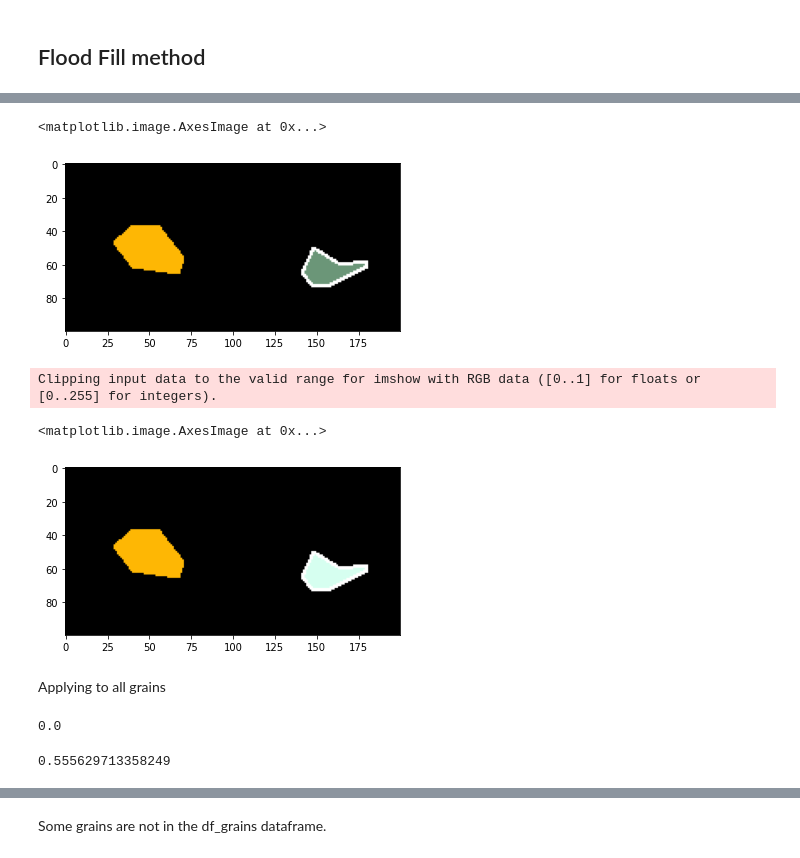
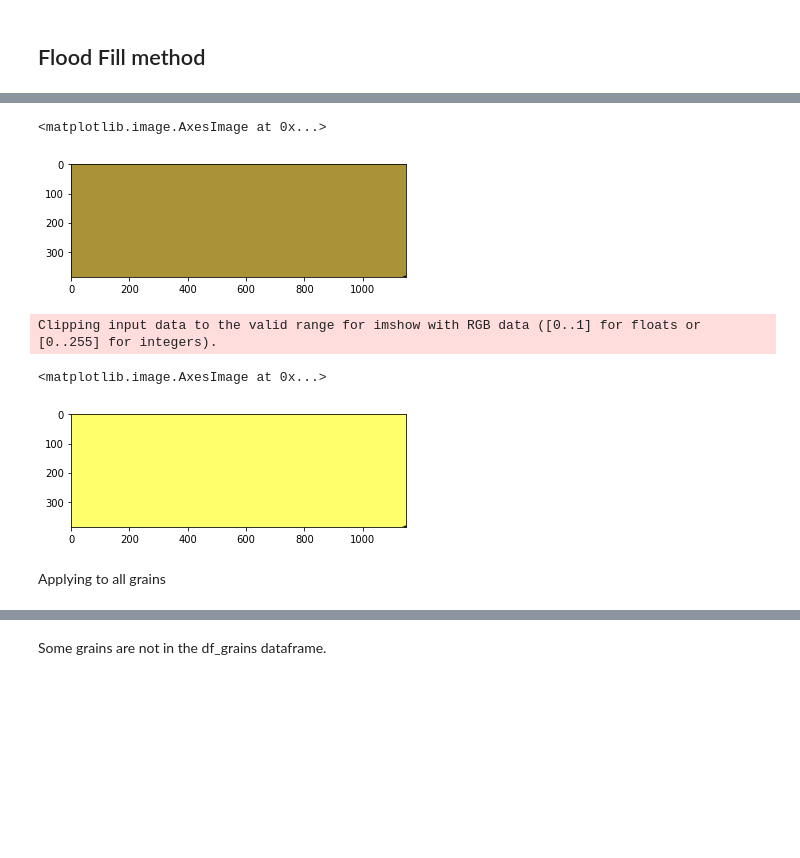
Before and after one commit to bruno-manoel-dbki/tantalum, a Jupyter notebook: source/Grain selection.ipynb, the cells around one changed output, grey strips where cells are left out. Cells and saved outputs as stored; diff of their text form; code cells hidden in the pictures; blank space fills up the shorter version.

```diff
--- a/source/Grain selection.ipynb
+++ b/source/Grain selection.ipynb
@@ -163,7 +163,7 @@ dtype: int64
 # %%
 df_grains_norm = (df_grains - df_grains.min()) / (df_grains.max() - df_grains.min())
 # %%
-grain = 100
+grain = 1512
 
 One_grain = df[(df["grain_right"] == grain) | (df["grain_left"] == grain)]
 One_grain
@@ -192,7 +197,7 @@ Name: 100.0, dtype: float64
 # %%
 
-width = 200#int(max([max(One_grain.x_end),max(One_grain.x_start)]))+1
-height = 100#int(max([max(One_grain.y_end),max(One_grain.y_start)]))+1
+width = int(max([max(One_grain.x_end),max(One_grain.x_start)]))+1
+height = int(max([max(One_grain.y_end),max(One_grain.y_start)]))+1
 
 width,height
 # %% [output]
@@ -200,6 +205,6 @@ width,height
 # %%
-x_center = int(One_grain[['x_start','x_end']].mean().mean())
-y_center = int(One_grain[['y_start','y_end']].mean().mean())
+x_center = 1000#int(One_grain[['x_start','x_end']].mean().mean())
+y_center = 300#int(One_grain[['y_start','y_end']].mean().mean())
 # %%
 One_grain.y_start.iloc[1:3]
 # %% [output]
@@ -254,5 +264,5 @@ plt.imshow(np_img2)
 # %%
-grain = 123
+grain = 1512
 
 One_grain = df[(df["grain_right"] == grain) | (df["grain_left"] == grain)]
 grain_info = df_grains_norm.loc[grain,:]
@@ -281,20 +291,19 @@ plt.imshow(np_img)
 # %%
 phi1,Phi,phi2 = grain_info[["right_phi1","right_PHI","right_phi2"]]
-#np_img[np_img[:,:,1] !=0] =  [phi1,Phi,phi2]
+np_img[np_img[:,:,1] !=0] =  [phi1,Phi,phi2]
 np_img[mask[:,:,1] !=0] = [phi1,Phi,phi2]
 np_img2 += np_img
-
-
-plt.imshow(np_img2)
-# %% [output]
-<matplotlib.image.AxesImage at 0x...>
-[figure, removed]
+# %%
+plt.imshow(np_img)
+# %% [output]
+<matplotlib.image.AxesImage at 0x...>
+[figure, added]
 # %%
-plt.imshow(np_img2+np_img)
+plt.imshow(np_img2)
 # %% [output]
 Clipping input data to the valid range for imshow with RGB data ([0..1] for floats or [0..255] for integers).
 <matplotlib.image.AxesImage at 0x...>
-[figure, old version]
+[figure, new version]
 # %% [markdown]
 Applying to all grains
 # %%
@@ -319,12 +326,4 @@ flood_grains = np.zeros([height, width, 3])
 #    np_img[cc,rr,:3] = (1,1,1)
 
 #plt.imshow(np_img)
-# %%
-np.average(np_img)
-# %% [output]
-0.0
-# %%
-np.average([phi1,Phi,phi2])
-# %% [output]
-0.555629713358249
 # %%
```
Also changed, not shown: parts of 28 cells of this notebook.
